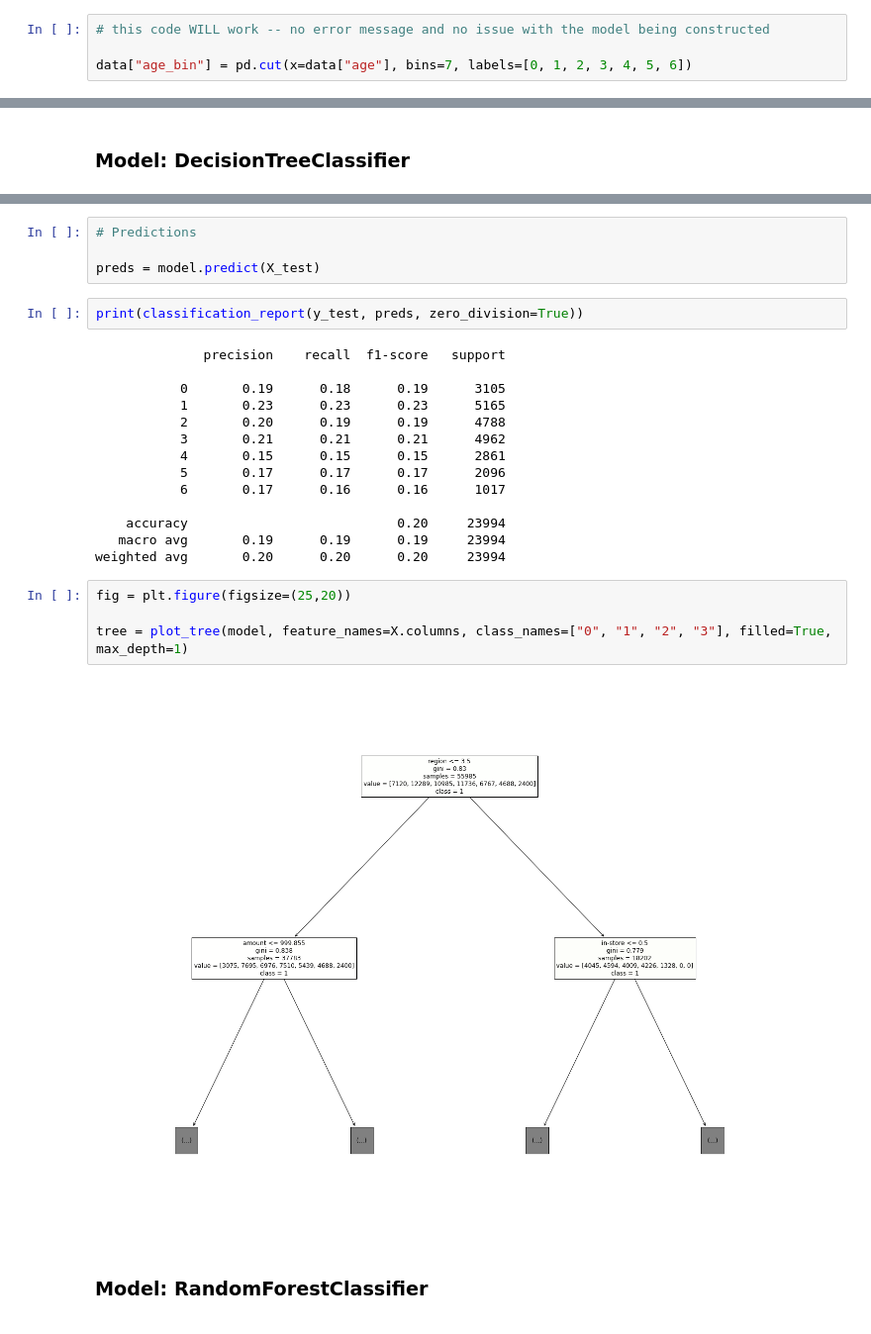
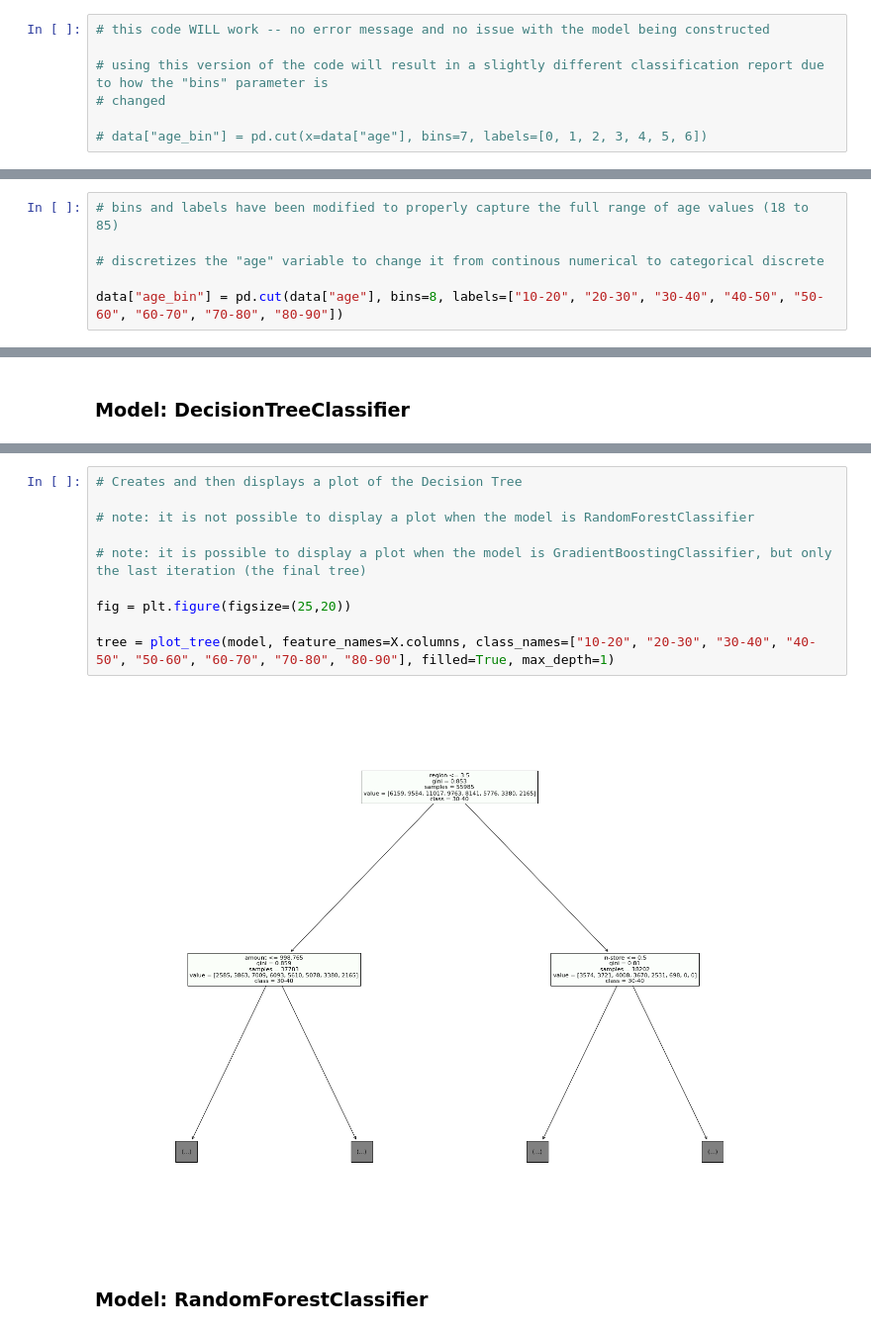
Before and after one commit to dreakian/DACP_XTOL_materials, a Jupyter notebook: custDemoClass.ipynb, the cells around one changed output, grey strips where cells are left out. Shown at 99% size. Drawn from its saved outputs; the diff is of its cells as text.

```diff
--- a/custDemoClass.ipynb
+++ b/custDemoClass.ipynb
@@ -188,4 +200,7 @@ dtype: int64
 # %%
 # this code WILL work -- no error message and no issue with the model being constructed
 
-data["age_bin"] = pd.cut(x=data["age"], bins=7, labels=[0, 1, 2, 3, 4, 5, 6])
+# using this version of the code will result in a slightly different classification report due to how the "bins" parameter is
+# changed
+
+# data["age_bin"] = pd.cut(x=data["age"], bins=7, labels=[0, 1, 2, 3, 4, 5, 6])
@@ -204,3 +207,9 @@ dtype: int64
+# %%
+# bins and labels have been modified to properly capture the full range of age values (18 to 85)
+
+# discretizes the "age" variable to change it from continous numerical to categorical discrete
+
+data["age_bin"] = pd.cut(data["age"], bins=8, labels=["10-20", "20-30", "30-40", "40-50", "50-60", "60-70", "70-80", "80-90"])
 # %%
 #this can be ignored -- just some EDA stuff
 
@@ -222,29 +254,15 @@ model = algo.fit(X_train, y_train)
-# %%
-# Predictions
-
-preds = model.predict(X_test)
-# %%
-print(classification_report(y_test, preds, zero_division=True))
-# %% [output]
-              precision    recall  f1-score   support
-
-           0       0.19      0.18      0.19      3105
-           1       0.23      0.23      0.23      5165
-           2       0.20      0.19      0.19      4788
-           3       0.21      0.21      0.21      4962
-           4       0.15      0.15      0.15      2861
-           5       0.17      0.17      0.17      2096
-           6       0.17      0.16      0.16      1017
-
-    accuracy                           0.20     23994
-   macro avg       0.19      0.19      0.19     23994
-weighted avg       0.20      0.20      0.20     23994
 # %%
+# Creates and then displays a plot of the Decision Tree
+
+# note: it is not possible to display a plot when the model is RandomForestClassifier
+
+# note: it is possible to display a plot when the model is GradientBoostingClassifier, but only the last iteration (the final tree)
+
 fig = plt.figure(figsize=(25,20))
 
-tree = plot_tree(model, feature_names=X.columns, class_names=["0", "1", "2", "3"], filled=True, max_depth=1)
+tree = plot_tree(model, feature_names=X.columns, class_names=["10-20", "20-30", "30-40", "40-50", "50-60", "60-70", "70-80", "80-90"], filled=True, max_depth=1)
 # %% [output]
-[figure, old version]
+[figure, new version]
 # %% [markdown]
 ### Model: RandomForestClassifier
 # %%
```
Also changed, not shown: parts of 36 cells of this notebook.
